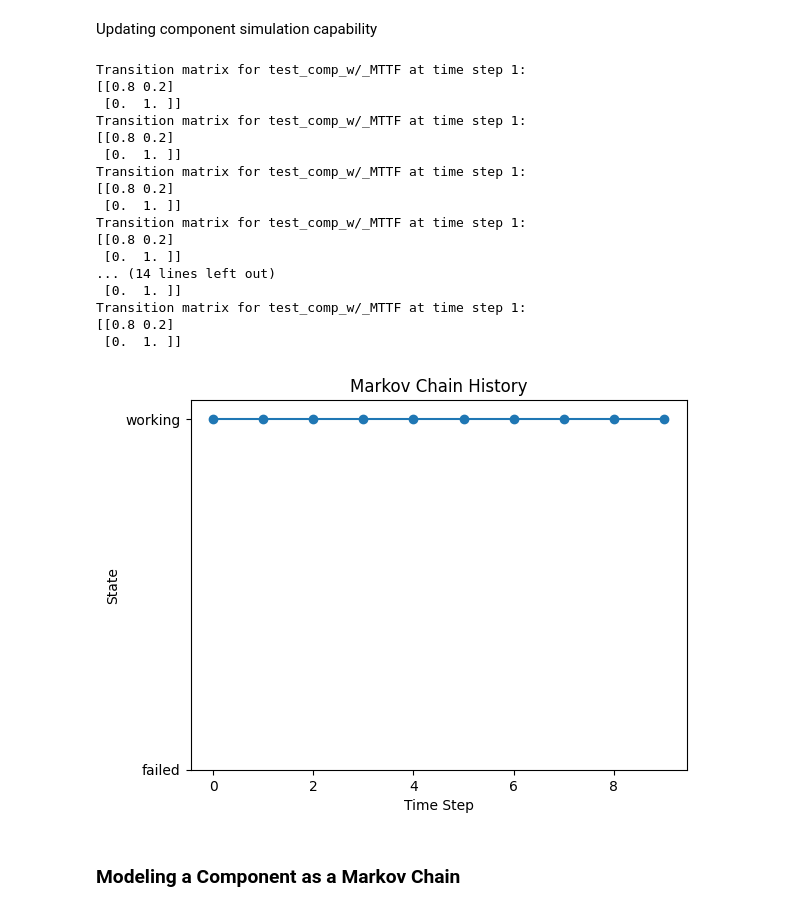
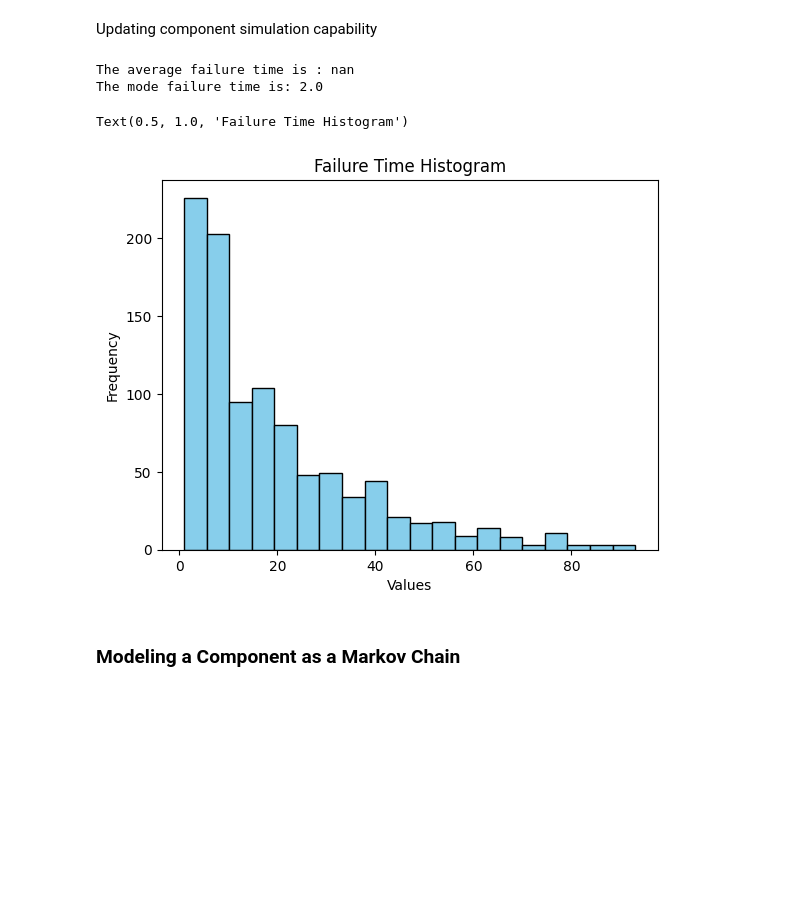
Before and after one commit to andreyaW/KISS, a Jupyter notebook: shipClassTests/compNsensor_tests.ipynb, the cells around one changed output. Cells and saved outputs as stored; diff of their text form; code cells hidden in the pictures; blank space fills up the shorter version.

Commit message:
still workign MTTF function

```diff
--- a/shipClassTests/compNsensor_tests.ipynb
+++ b/shipClassTests/compNsensor_tests.ipynb
@@ -8,40 +12,43 @@ print(sys.path)
 Updating component simulation capability
 # %%
 from shipClass.Component import Component
+from utils.helperFunctions import find_mode
+
+import numpy as np
+import matplotlib.pyplot as plt
+# ------------------------------------------------
 
 # simulation parameters
-MTTF = 5
 states = {0: "failed",
           1: "working" }
-sim_time = 10
+MTTF = 20
+sim_time = 100
+num_comps= 1000
+failure_times = np.zeros((num_comps))
 
-# create a component with a mean time to failure (MTTF)
-component = Component("test_comp_w/_MTTF", states, MTTF)
+# test 100 components and plot their MTTFs
+for k in range(num_comps):
+    # create a component with desired mean time to failure (MTTF)
+    component = Component(f"test_comp_{k+1}", states, MTTF)
 
-# run the simulation for a specified time
-for i in range(1, sim_time):
-    component.simulate(i)
+    # run the simulation for a specified time
+    for i in range(1, sim_time):
+        component.simulate(1)
 
-component.plotHistory()
+    # store the failure times to array
+    failure_times[k]=component.grabFailureTime()
+
+print(f'The average failure time is : {np.average(failure_times)}')
+print(f'The mode failure time is: {find_mode(failure_times)}')
+plt.hist(failure_times, bins=20, color='skyblue', edgecolor='black')
+plt.xlabel('Values')
+plt.ylabel('Frequency')
+plt.title('Failure Time Histogram')
 # %% [output]
-Transition matrix for test_comp_w/_MTTF at time step 1:
-[[0.8 0.2]
- [0.  1. ]]
-Transition matrix for test_comp_w/_MTTF at time step 1:
-[[0.8 0.2]
- [0.  1. ]]
-Transition matrix for test_comp_w/_MTTF at time step 1:
-[[0.8 0.2]
- [0.  1. ]]
-Transition matrix for test_comp_w/_MTTF at time step 1:
-[[0.8 0.2]
- [0.  1. ]]
-... (14 lines left out)
- [0.  1. ]]
-Transition matrix for test_comp_w/_MTTF at time step 1:
-[[0.8 0.2]
- [0.  1. ]]
+The average failure time is : nan
+The mode failure time is: 2.0
+Text(0.5, 1.0, 'Failure Time Histogram')
-[figure, old version]
+[figure, new version]
 # %% [markdown]
 ### Modeling a Component as a Markov Chain
 # %%
```
Also changed, not shown: parts of 3 cells of this notebook, 2 other files.
